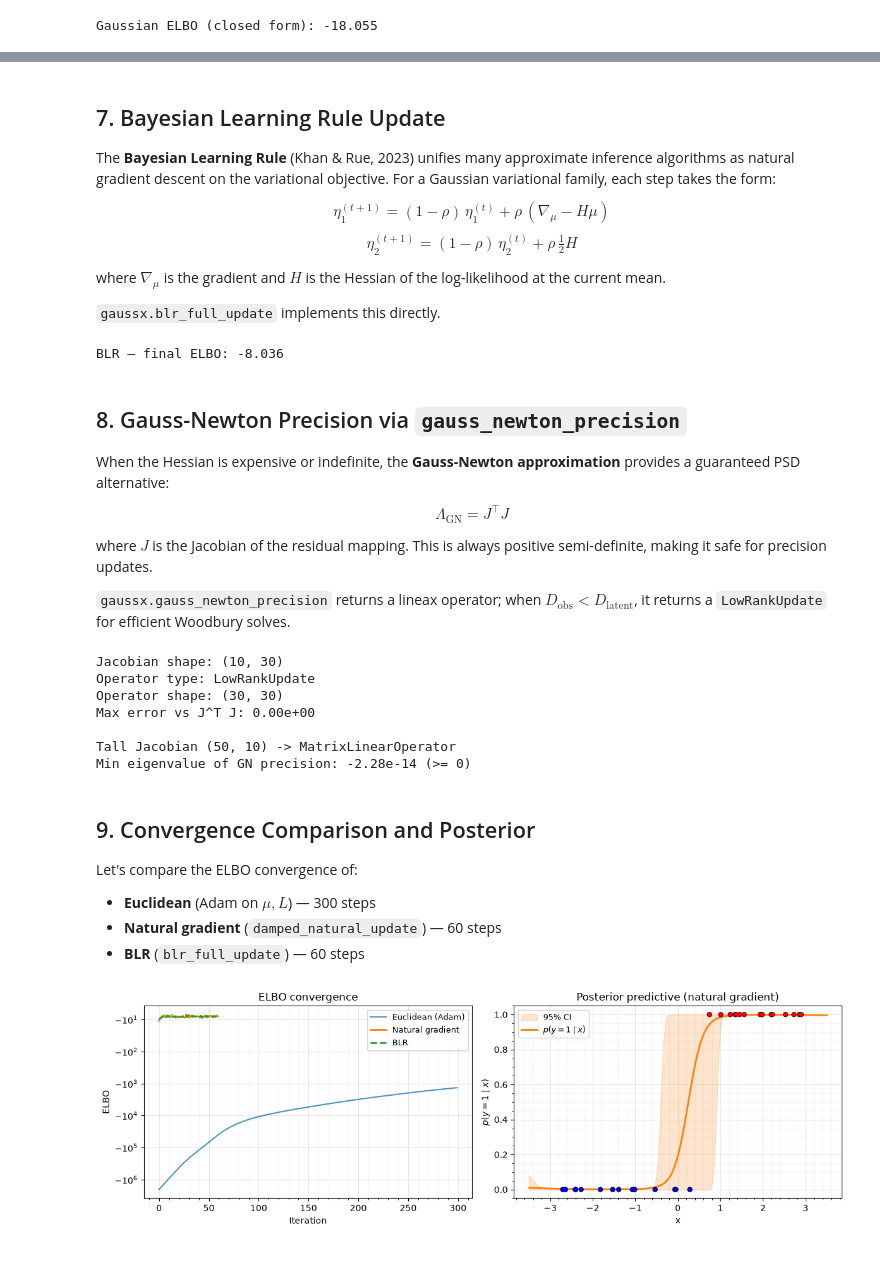
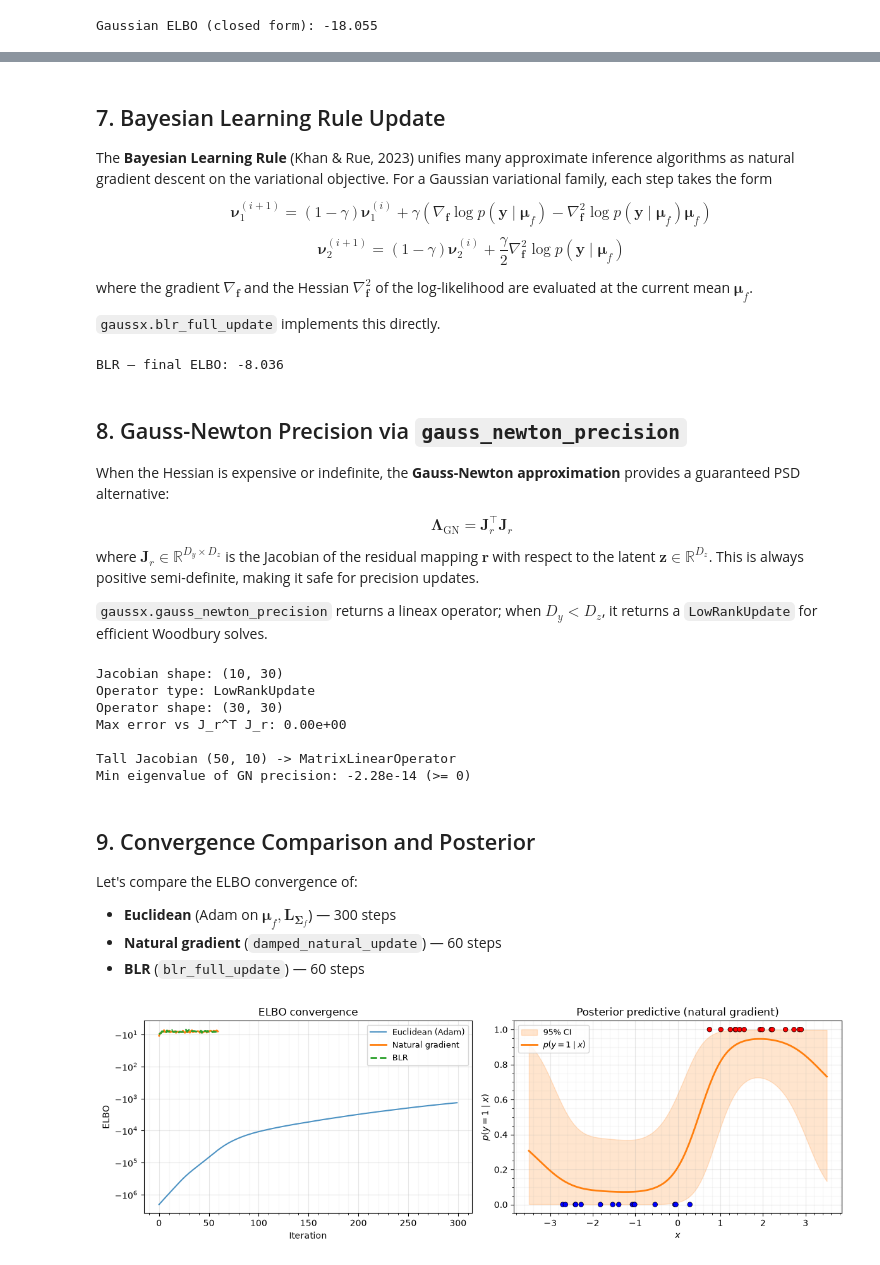
Before and after one commit to jejjohnson/gaussx, a Jupyter notebook: docs/notebooks/natural_gradient_vi.ipynb, the cells around one changed output, grey strips where cells are left out. Saved outputs shown, nothing was run; the diff lists cells and outputs as text; code cells hidden in the pictures.

```diff
--- a/docs/notebooks/natural_gradient_vi.ipynb
+++ b/docs/notebooks/natural_gradient_vi.ipynb
@@ -349,13 +407,14 @@ MC ELBO (S=512): -8.067
 The **Bayesian Learning Rule** (Khan & Rue, 2023) unifies many
 approximate inference algorithms as natural gradient descent on the
 variational objective. For a Gaussian variational family, each step
-takes the form:
+takes the form
 
-$$\eta_1^{(t+1)} = (1-\rho)\,\eta_1^{(t)} + \rho\,(\nabla_\mu - H\mu)$$
-$$\eta_2^{(t+1)} = (1-\rho)\,\eta_2^{(t)} + \rho\,\tfrac{1}{2}H$$
+$$\boldsymbol{\nu}_1^{(i+1)} = (1 - \gamma) \boldsymbol{\nu}_1^{(i)} + \gamma \left( \nabla_{\mathbf{f}} \log p(\mathbf{y} \mid \boldsymbol{\mu}_f) - \nabla^2_{\mathbf{f}} \log p(\mathbf{y} \mid \boldsymbol{\mu}_f) \boldsymbol{\mu}_f \right)$$
 
-where $\nabla_\mu$ is the gradient and $H$ is the Hessian of the
-log-likelihood at the current mean.
+$$\boldsymbol{\nu}_2^{(i+1)} = (1 - \gamma) \boldsymbol{\nu}_2^{(i)} + \frac{\gamma}{2} \nabla^2_{\mathbf{f}} \log p(\mathbf{y} \mid \boldsymbol{\mu}_f)$$
+
+where the gradient $\nabla_{\mathbf{f}}$ and the Hessian $\nabla^2_{\mathbf{f}}$ of the
+log-likelihood are evaluated at the current mean $\boldsymbol{\mu}_f$.
 
 `gaussx.blr_full_update` implements this directly.
 # %%
@@ -406,44 +470,46 @@ BLR — final ELBO: -8.036
 When the Hessian is expensive or indefinite, the **Gauss-Newton
 approximation** provides a guaranteed PSD alternative:
 
-$$\Lambda_{\mathrm{GN}} = J^\top J$$
+$$\boldsymbol{\Lambda}_{\mathrm{GN}} = \mathbf{J}_r^\top \mathbf{J}_r$$
 
-where $J$ is the Jacobian of the residual mapping. This is always
+where $\mathbf{J}_r \in \mathbb{R}^{D_y \times D_z}$ is the Jacobian of the residual mapping $\mathbf{r}$ with respect to the latent $\mathbf{z} \in \mathbb{R}^{D_z}$. This is always
 positive semi-definite, making it safe for precision updates.
 
 `gaussx.gauss_newton_precision` returns a lineax operator; when
-$D_{\mathrm{obs}} < D_{\mathrm{latent}}$, it returns a
+$D_y < D_z$, it returns a
 `LowRankUpdate` for efficient Woodbury solves.
 # %%
 # Illustrate gauss_newton_precision
-D_obs, D_latent = 10, 30
+obs_size, latent_size = 10, 30
 key, subkey = jax.random.split(key)
-J = jax.random.normal(subkey, (D_obs, D_latent))
+# J_r ∈ ℝ^{D_y×D_z}
+residual_jacobian = jax.random.normal(subkey, (obs_size, latent_size))
 
 # Build GN precision operator
-Lambda_gn = gaussx.gauss_newton_precision(J)
-print(f"Jacobian shape: ({D_obs}, {D_latent})")
-print(f"Operator type: {type(Lambda_gn).__name__}")
-print(f"Operator shape: {Lambda_gn.as_matrix().shape}")
+# Λ_GN = J_rᵀ J_r
+precision_gn = gaussx.gauss_newton_precision(residual_jacobian)
+print(f"Jacobian shape: ({obs_size}, {latent_size})")
+print(f"Operator type: {type(precision_gn).__name__}")
+print(f"Operator shape: {precision_gn.as_matrix().shape}")
 
 # Verify it matches J^T J
-JtJ = J.T @ J
-error = jnp.max(jnp.abs(Lambda_gn.as_matrix() - JtJ))
-print(f"Max error vs J^T J: {float(error):.2e}")
+jacobian_gram = residual_jacobian.T @ residual_jacobian
+error = jnp.max(jnp.abs(precision_gn.as_matrix() - jacobian_gram))
+print(f"Max error vs J_r^T J_r: {float(error):.2e}")
 
-# When D_obs >= D_latent, returns a dense MatrixLinearOperator
-J_tall = jax.random.normal(subkey, (50, 10))
-Lambda_gn_dense = gaussx.gauss_newton_precision(J_tall)
-print(f"\nTall Jacobian ({50}, {10}) -> {type(Lambda_gn_dense).__name__}")
+# When D_y >= D_z, returns a dense MatrixLinearOperator
+tall_jacobian = jax.random.normal(subkey, (50, 10))
+precision_gn_dense = gaussx.gauss_newton_precision(tall_jacobian)
+print(f"\nTall Jacobian ({50}, {10}) -> {type(precision_gn_dense).__name__}")
 
 # Eigenvalues are all non-negative (PSD guarantee)
-eigvals = jnp.linalg.eigvalsh(Lambda_gn.as_matrix())
+eigvals = jnp.linalg.eigvalsh(precision_gn.as_matrix())
 print(f"Min eigenvalue of GN precision: {float(jnp.min(eigvals)):.2e} (>= 0)")
 # %% [output]
 Jacobian shape: (10, 30)
 Operator type: LowRankUpdate
 Operator shape: (30, 30)
-Max error vs J^T J: 0.00e+00
+Max error vs J_r^T J_r: 0.00e+00
 
 Tall Jacobian (50, 10) -> MatrixLinearOperator
 Min eigenvalue of GN precision: -2.28e-14 (>= 0)
@@ -451,7 +517,7 @@ Min eigenvalue of GN precision: -2.28e-14 (>= 0)
 ## 9. Convergence Comparison and Posterior
 
 Let's compare the ELBO convergence of:
-- **Euclidean** (Adam on $\mu, L$) — 300 steps
+- **Euclidean** (Adam on $\boldsymbol{\mu}_f, \mathbf{L}_{\boldsymbol{\Sigma}_f}$) — 300 steps
 - **Natural gradient** (`damped_natural_update`) — 60 steps
 - **BLR** (`blr_full_update`) — 60 steps
 # %%
@@ -473,48 +539,57 @@ ax.minorticks_on()
 
 # Posterior approximation
 ax = axes[1]
-X_test = jnp.linspace(-3.5, 3.5, 200)
-K_star = se_kernel(X_test, X)
+test_inputs = jnp.linspace(-3.5, 3.5, 200)
+# K_*X
+gram_test_train = se_kernel(test_inputs, train_inputs)
 
 # Posterior predictive from natural gradient result
-f_pred = K_star @ jnp.linalg.solve(Lambda_final, nat1)
-f_var_pred = jnp.sum(K_star * (K_star @ Sigma_final), axis=1)
+# K_*X K_XX⁻¹
+projection = gram_test_train @ gram_inverse
+# μ_* = K_*X K_XX⁻¹ μ_f
+f_pred = projection @ jnp.linalg.solve(precision_final, nat1)
+# k_** − diag(K_*X K_XX⁻¹ K_X*)
+conditional_var = kernel_variance - jnp.sum(projection * gram_test_train, axis=1)
+# σ²_* = k_** − diag(K_*X K_XX⁻¹ K_X*) + diag(K_*X K_XX⁻¹ Σ_f K_XX⁻¹ K_X*)
+f_var_pred = conditional_var + jnp.sum(
+    projection * (projection @ covariance_final), axis=1
+)
 f_std = jnp.sqrt(jnp.clip(f_var_pred, 0.0))
 
 # Plot predictive probabilities via probit
 prob_pred = jax.scipy.stats.norm.cdf(f_pred / jnp.sqrt(1.0 + f_std**2))
 
 ax.fill_between(
-    X_test,
+    test_inputs,
     jax.scipy.stats.norm.cdf(f_pred - 2 * f_std),
     jax.scipy.stats.norm.cdf(f_pred + 2 * f_std),
     alpha=0.2,
     color="C1",
     label="95% CI",
 )
-ax.plot(X_test, prob_pred, "C1-", linewidth=2, label="$p(y=1 \\mid x)$")
+ax.plot(test_inputs, prob_pred, "C1-", linewidth=2, label="$p(y=1 \\mid x)$")
 ax.scatter(
-    X,
+    train_inputs,
     0.5 * (y_class + 1),
     s=30,
     c=y_class,
     cmap="bwr",
     edgecolors="k",
     linewidths=0.5,
     zorder=5,
 )
-ax.set_xlabel("x")
+ax.set_xlabel("$x$")
 ax.set_ylabel("$p(y = 1 \\mid x)$")
 ax.set_title("Posterior predictive (natural gradient)")
 ax.legend(loc="upper left", fontsize=9)
 ax.grid(True, which="major", alpha=0.3)
 ax.grid(True, which="minor", alpha=0.1)
 ax.minorticks_on()
 
 plt.tight_layout()
 plt.show()
 # %% [output]
-[figure, old version]
+[figure, new version]
 # %% [markdown]
 ## 10. Summary
 
```
Also changed, not shown: parts of 13 cells of this notebook, 18 other files.
